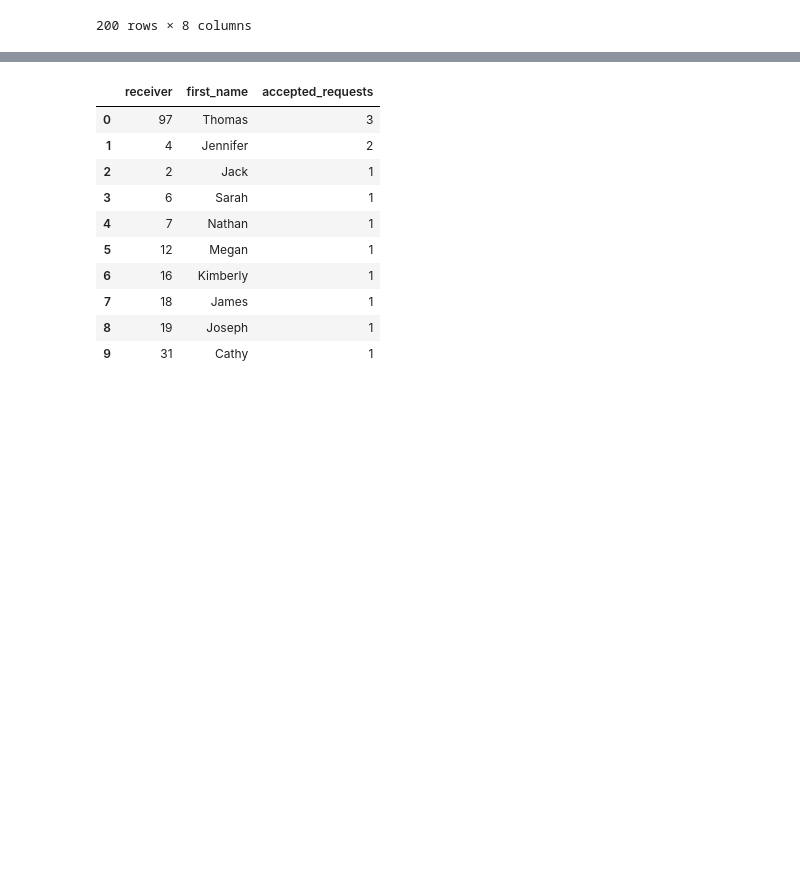
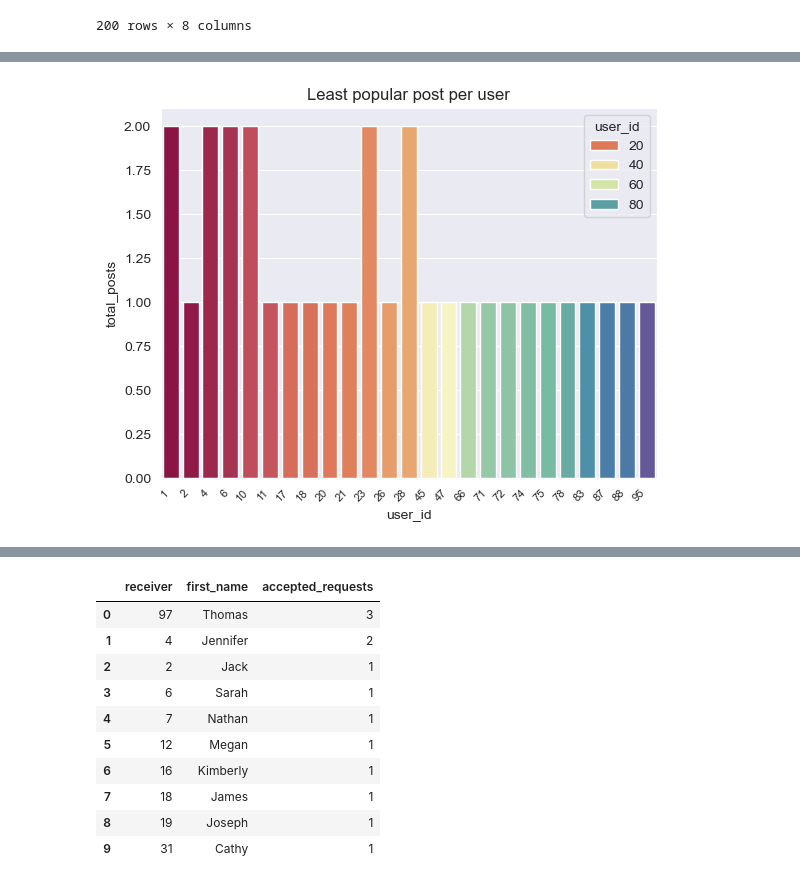
Before and after one commit to AlisonCG1/Project-datacopy, a Jupyter notebook: exploratory.ipynb, the cells around one changed output, grey strips where cells are left out. Cells and saved outputs as stored; diff of their text form; code cells hidden in the pictures; blank space fills up the shorter version.

```diff
--- a/exploratory.ipynb
+++ b/exploratory.ipynb
@@ -100,3 +100,14 @@ plt.show()
+# %%
+query = "SELECT user_id, COUNT(*) AS total_posts FROM post GROUP BY user_id ORDER BY total_posts LIMIT 25"
+total_posts = pd.read_sql(query, conn)
+
+total = sns.barplot(x ='user_id', y ='total_posts', data = total_posts, palette ='Spectral', hue = 'user_id')
+plt.xticks(rotation=45, ha="right")
+plt.xticks(fontsize=8)
+plt.title('Least popular post per user')
+plt.show()
+# %% [output]
+[figure, added]
 # %%
 query = "SELECT user_id, COUNT(TYPE) AS comments FROM Notification WHERE type == 'comment' GROUP BY user_id ORDER BY comments DESC limit 20"
 comments = pd.read_sql(query, conn)
```
Also changed, not shown: parts of 8 cells of this notebook.
